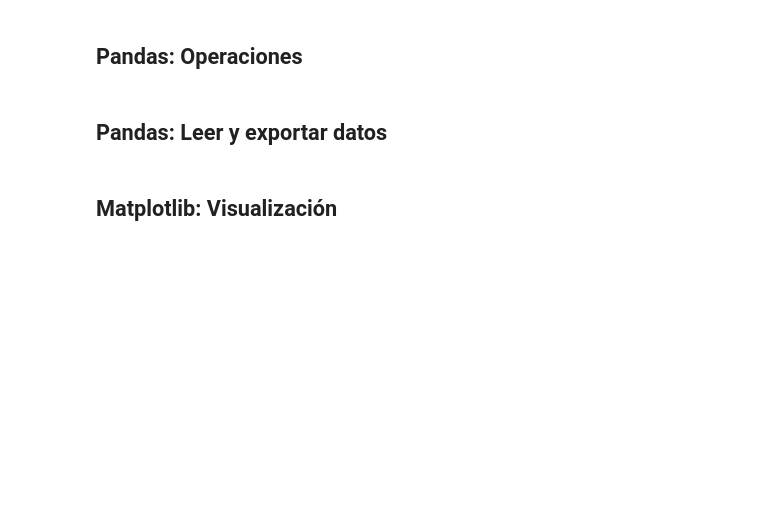
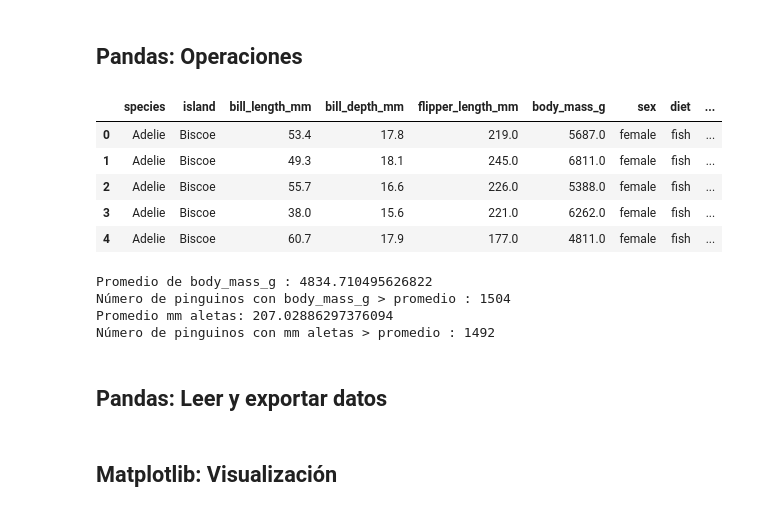
Before and after one commit to fersalme/programacion-python-r, a Jupyter notebook: 01-Fundamentos-programacion/fundamentos-python.ipynb, the cells around one changed output. Cells and saved outputs as stored; diff of their text form; code cells hidden in the pictures; blank space fills up the shorter version.

```diff
--- a/01-Fundamentos-programacion/fundamentos-python.ipynb
+++ b/01-Fundamentos-programacion/fundamentos-python.ipynb
@@ -727,5 +877,35 @@ print(df.describe())
 # %% [markdown]
 ## Pandas: Operaciones
+# %%
+# Filtrar los pinguidos hembras (female)
+df_pinguinos_hembra = df_pinguinos[df_pinguinos["sex"] == "female"]
+df_pinguinos_hembra.head()
+# %% [output]
+|  | species | island | bill_length_mm | bill_depth_mm | flipper_length_mm | body_mass_g | sex | diet | ... |
+| 0 | Adelie | Biscoe | 53.4 | 17.8 | 219.0 | 5687.0 | female | fish | ... |
+| 1 | Adelie | Biscoe | 49.3 | 18.1 | 245.0 | 6811.0 | female | fish | ... |
+| 2 | Adelie | Biscoe | 55.7 | 16.6 | 226.0 | 5388.0 | female | fish | ... |
+| 3 | Adelie | Biscoe | 38.0 | 15.6 | 221.0 | 6262.0 | female | fish | ... |
+| 4 | Adelie | Biscoe | 60.7 | 17.9 | 177.0 | 4811.0 | female | fish | ... |
+# %%
+# pinguinos "gordos" > promedio en body_mass_g
+prom_body_mass = np.mean(df_pinguinos["body_mass_g"]) # df_pinguinos["body_mass_g"].mean()
+df_pinguinos_gordos = df_pinguinos[df_pinguinos["body_mass_g"] > prom_body_mass]
+
+# Numero de pinguinos gordos?
+print(f"Promedio de body_mass_g : {prom_body_mass}")
+print(f"Número de pinguinos con body_mass_g > promedio : {df_pinguinos_gordos.shape[0]}")
+
+# Número de pinguinos con aletagas grandes
+prom_aletas_mm = df_pinguinos["flipper_length_mm"].mean()
+df_pinguinos_largos = df_pinguinos[df_pinguinos["flipper_length_mm"] > prom_aletas_mm]
+print(f"Promedio mm aletas: {prom_aletas_mm}")
+print(f"Número de pinguinos con mm aletas > promedio : {df_pinguinos_largos.shape[0]}")
+# %% [output]
+Promedio de body_mass_g : 4834.710495626822
+Número de pinguinos con body_mass_g > promedio : 1504
+Promedio mm aletas: 207.02886297376094
+Número de pinguinos con mm aletas > promedio : 1492
 # %%
 # Filtrado
 madrid = df[df['Ciudad'] == 'Madrid']
```
Also changed, not shown: parts of 6 cells of this notebook, 2 other files.
